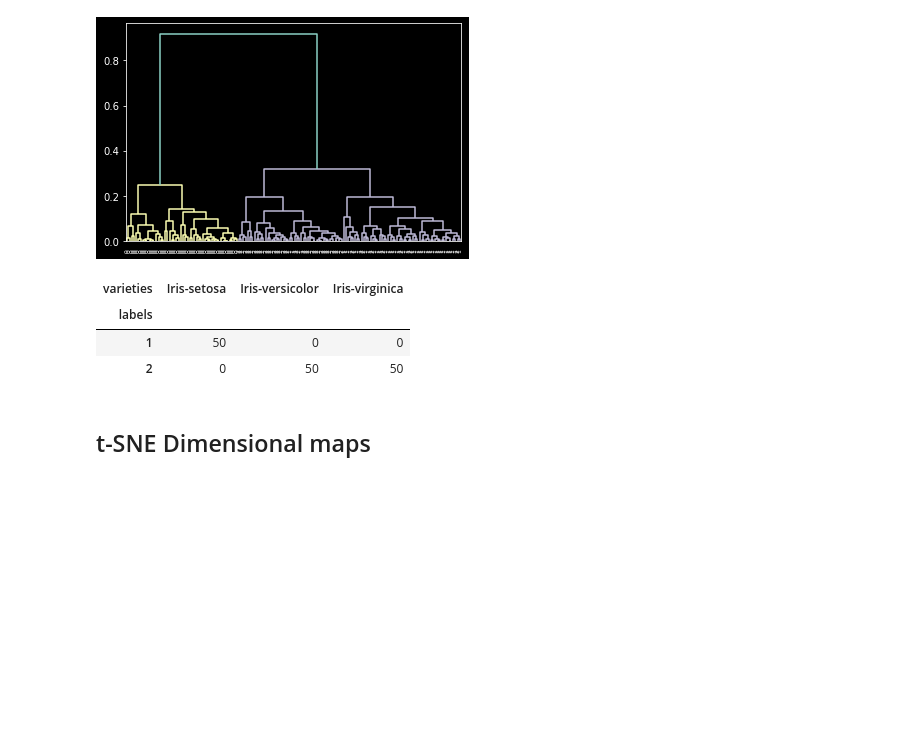
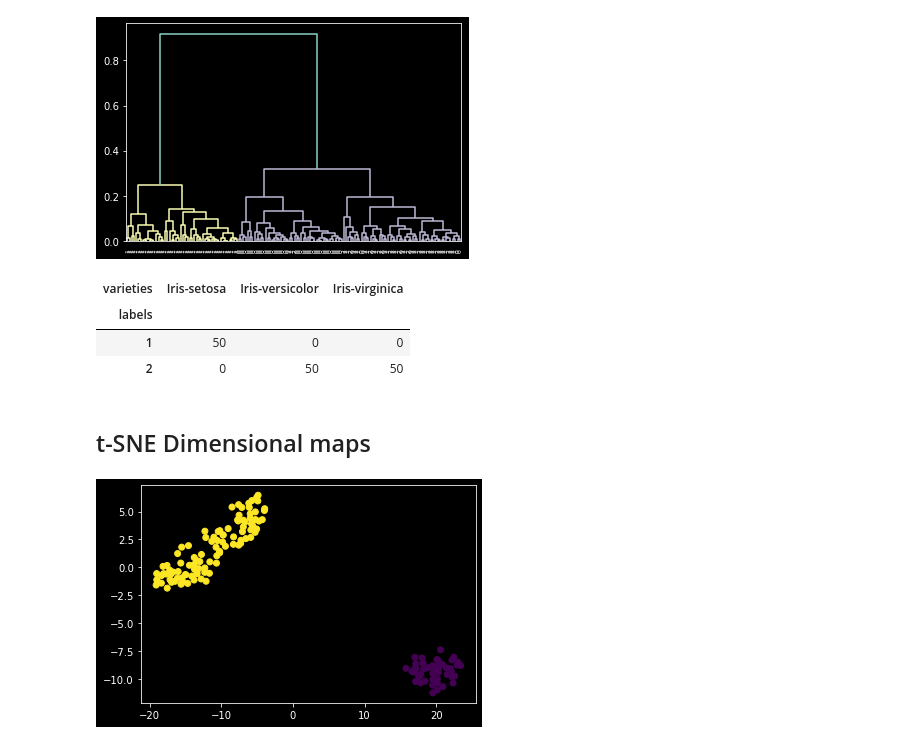
Before and after one commit to renan-lemes/python_labs, a Jupyter notebook: DataCampMachineLearn/Unsupervised/Unsupervised.ipynb, the cells around one changed output. Cells and saved outputs as stored; diff of their text form; code cells hidden in the pictures; blank space fills up the shorter version.

```diff
--- a/DataCampMachineLearn/Unsupervised/Unsupervised.ipynb
+++ b/DataCampMachineLearn/Unsupervised/Unsupervised.ipynb
@@ -137,0 +164,3 @@ labels
+# %%
+samples = np.asfarray(df.iloc[:,:3])
+samples
@@ -217,0 +272,4 @@ cst
+# %%
+df = pd.read_csv('iris.csv', index_col=0)
+# %%
+samples = np.array(df.iloc[:, :3])
@@ -217,0 +286,19 @@ cst
+# %%
+
+# Create a TSNE instance: model
+model = TSNE(learning_rate=200)
+
+# Apply fit_transform to samples: tsne_features
+tsne_features = model.fit_transform(samples)
+
+# Select the 0th feature: xs
+xs = tsne_features[:,0]
+
+# Select the 1st feature: ys
+ys = tsne_features[:,1]
+
+# Scatter plot, coloring by variety_numbers
+plt.scatter(xs, ys, c=labels)
+plt.show()
+# %% [output]
+[figure, added]
```
Also changed, not shown: parts of 18 cells of this notebook.
